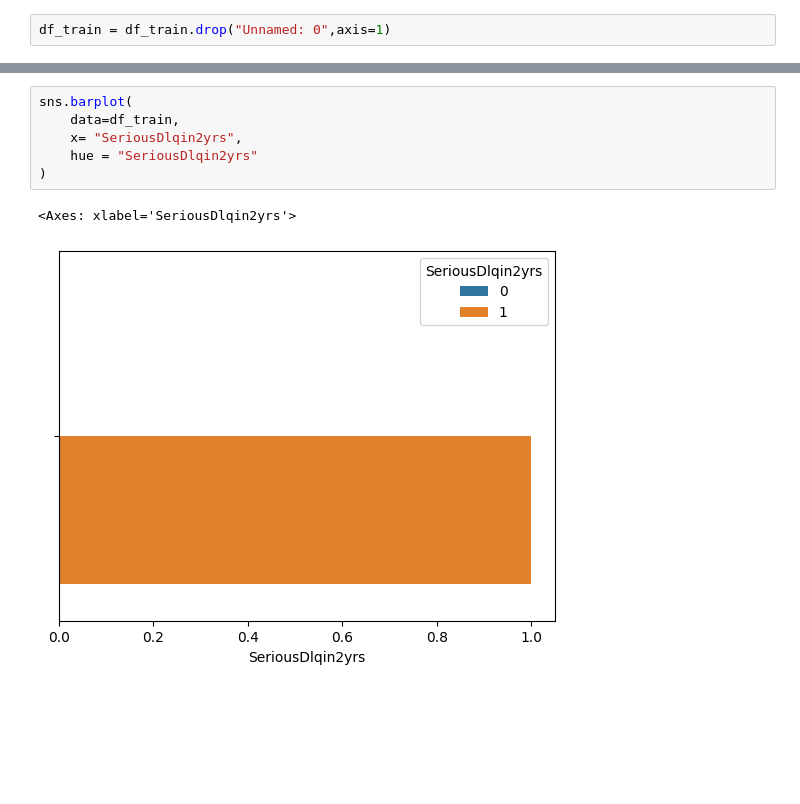
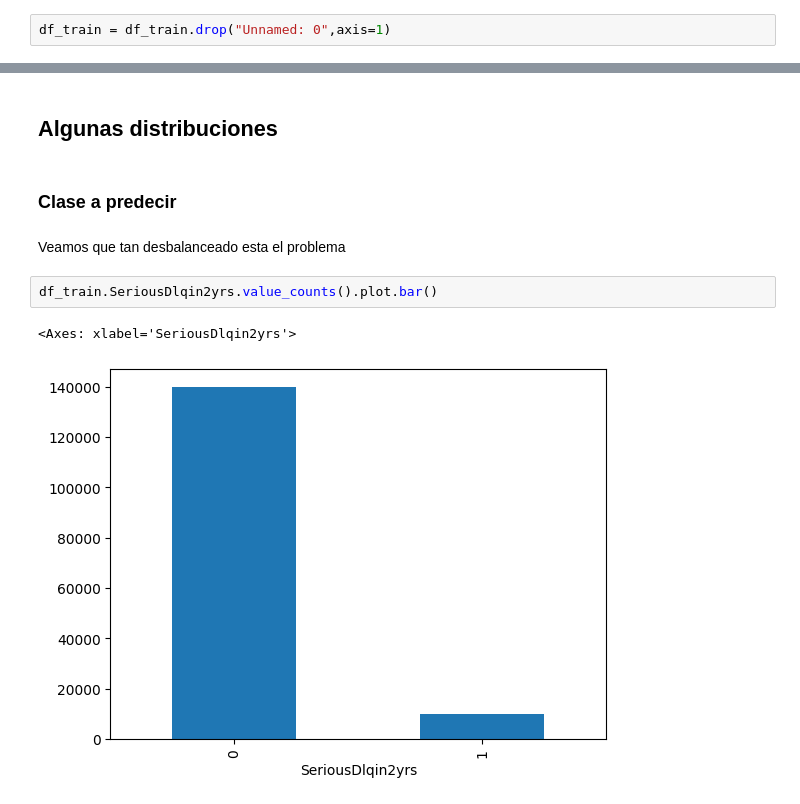
Before and after one commit to IvanLewkowicz/Credit-Risk-Prediction, a Jupyter notebook: notebooks/1-IL-initial-exploration.ipynb, the cells around one changed output, grey strips where cells are left out. Drawn from its saved outputs; the diff is of its cells as text; blank space fills up the shorter version.

```diff
--- a/notebooks/1-IL-initial-exploration.ipynb
+++ b/notebooks/1-IL-initial-exploration.ipynb
@@ -49,9 +95,11 @@ df_train = df_train.drop("Unnamed: 0",axis=1)
+# %% [markdown]
+## Algunas distribuciones
+# %% [markdown]
+### Clase a predecir
+# %% [markdown]
+Veamos que tan desbalanceado esta el problema
 # %%
-sns.barplot(
-    data=df_train,
-    x= "SeriousDlqin2yrs",
-    hue = "SeriousDlqin2yrs"
-)
+df_train.SeriousDlqin2yrs.value_counts().plot.bar()
 # %% [output]
 <Axes: xlabel='SeriousDlqin2yrs'>
-[figure, old version]
+[figure, new version]
```
Also changed, not shown: parts of 16 cells of this notebook.
